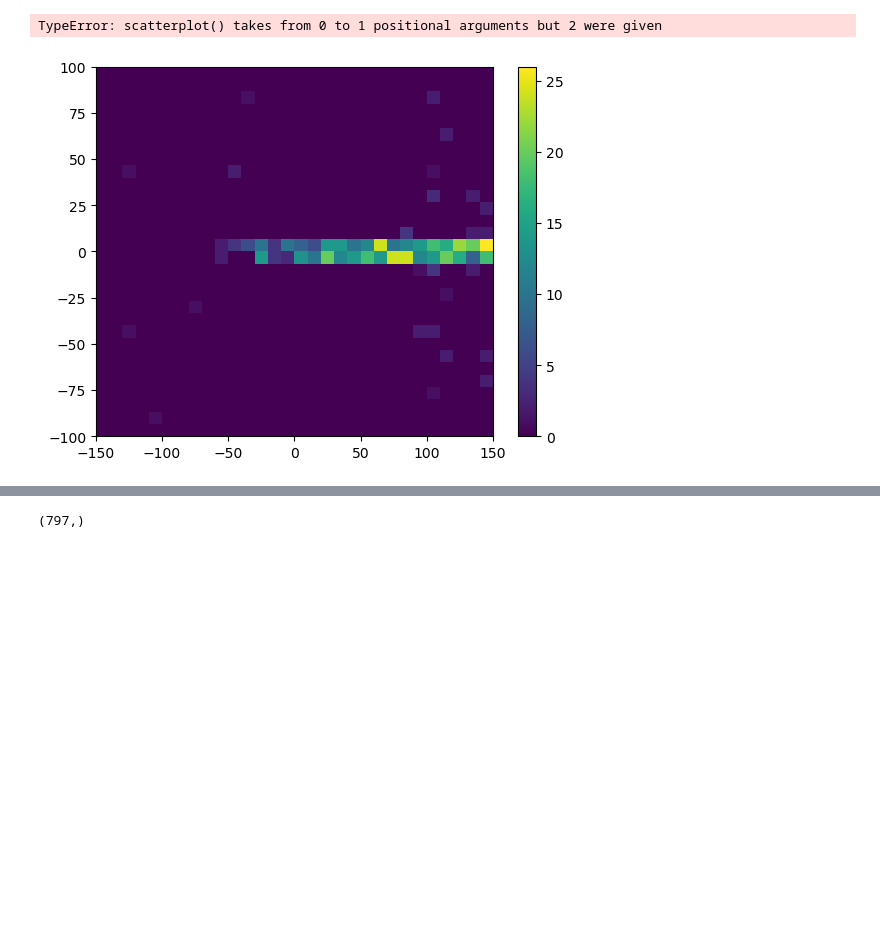
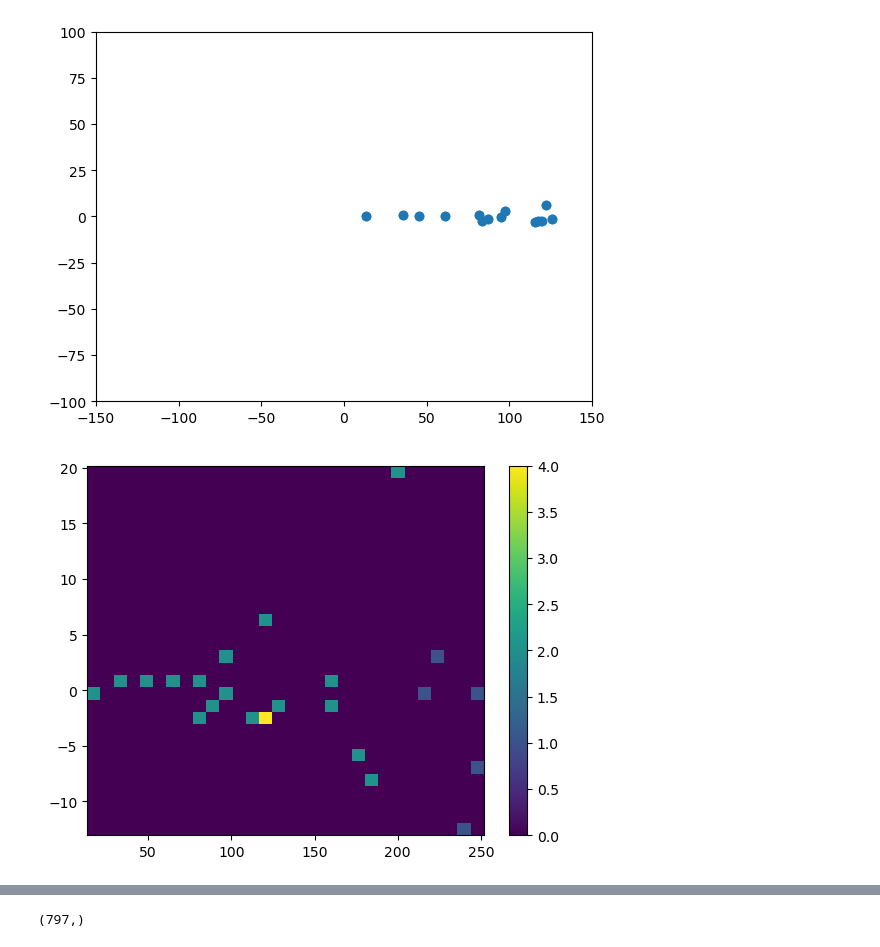
Before and after one commit to francescouni0/Online-Monitoring, a Jupyter notebook: radionuc.ipynb, the cells around one changed output, grey strips where cells are left out. Drawn from its saved outputs; the diff is of its cells as text; code cells hidden in the pictures; blank space fills up the shorter version.

```diff
--- a/radionuc.ipynb
+++ b/radionuc.ipynb
@@ -1,27 +1,28 @@
 # %%
 import pandas as pd
 import matplotlib.pyplot as plt
 import numpy as np
 import seaborn as sns
+csv_file_path1 = 'dati/composite/C11_entering_particles.csv'
 
-csv_file_path2 = 'dati/radionuc/O15_entering_particles.csv'
+csv_file_path2 = 'dati/composite/O15_entering_particles.csv'
 
 df_C11 = pd.read_csv(csv_file_path1, delimiter=',', header=None, names=['Energy', 'X', 'Y', 'Z','evt'])
 df_O15 = pd.read_csv(csv_file_path2, delimiter=',', header=None, names=['Energy', 'X', 'Y', 'Z','evt'])
 
 
-sns.scatterplot(df_C11['X'], df_C11['Y'], label='C11',)
+plt.scatter(df_C11['X'], df_C11['Y'], label='C11',)
 plt.xlim(-150, 150)
 plt.ylim(-100, 100)
 plt.show()
 # %% [output]
-TypeError: scatterplot() takes from 0 to 1 positional arguments but 2 were given
+[figure, added]
 # %%
-plt.hist2d(df_C11['X'], df_C11['Y'], bins=(30,30), cmap='viridis',range=[[-150,150],[-100,100]])
+plt.hist2d(df_C11['X'], df_C11['Y'], bins=(30,30), cmap='viridis')
 plt.colorbar()
 plt.show()
 # %% [output]
-[figure, old version]
+[figure, new version]
 # %%
 import seaborn as sns
 
```
Also changed, not shown: parts of 4 cells of this notebook, 3 other files.
